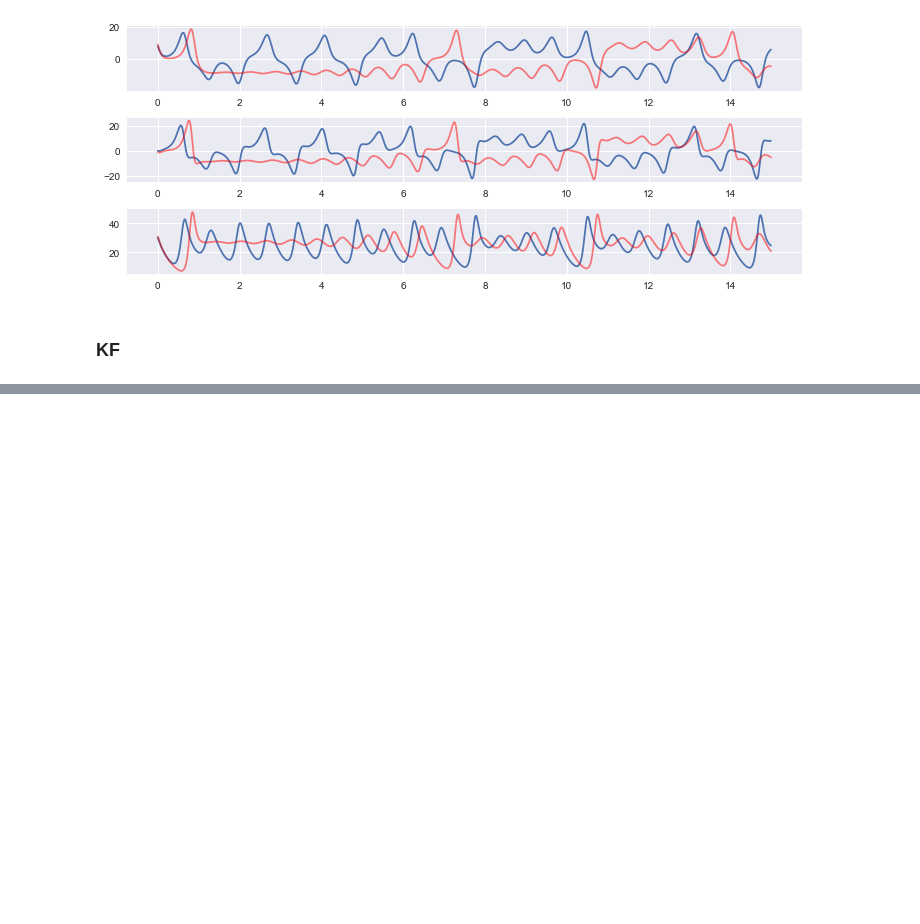
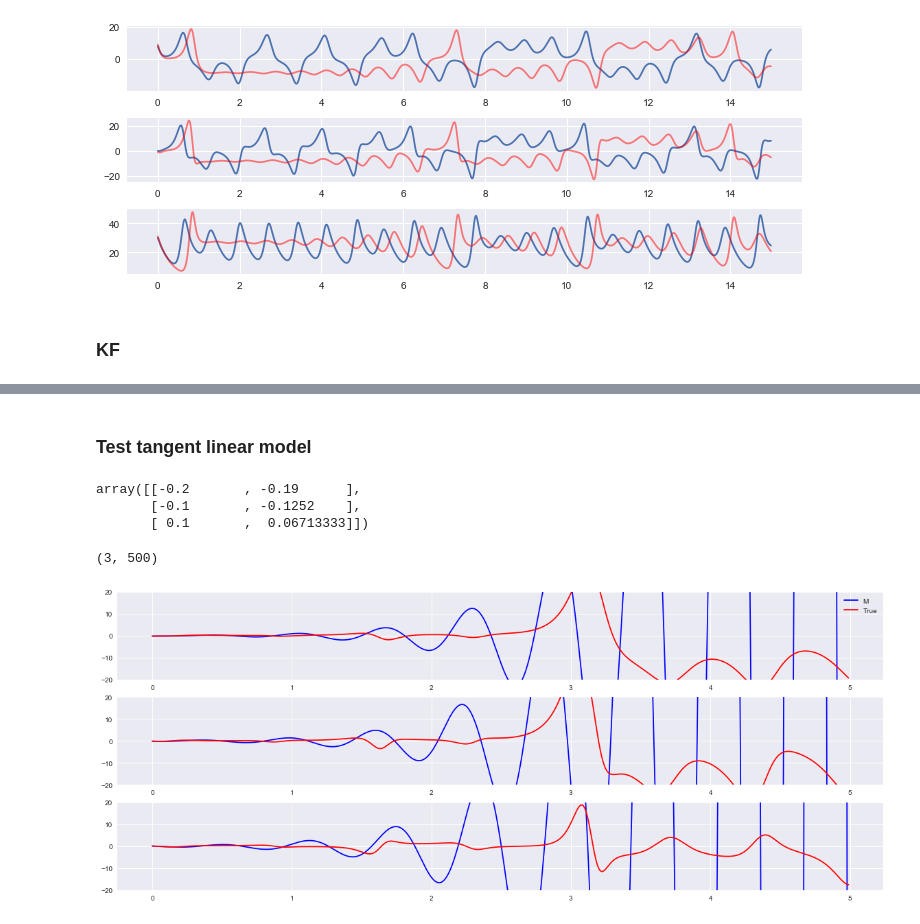
Before and after one commit to micky85lu/Data-Assimilation-Project, a Jupyter notebook: Use_FDM_and_KF_double_obs.ipynb, the cells around one changed output, grey strips where cells are left out. Drawn from its saved outputs; the diff is of its cells as text; code cells hidden in the pictures; blank space fills up the shorter version.

Commit message:
modified tangent linear model and test the linear error vs nonlinear error

```diff
--- a/Use_FDM_and_KF_double_obs.ipynb
+++ b/Use_FDM_and_KF_double_obs.ipynb
@@ -284,0 +293,34 @@ plt.title('Value: RMSE. Color: Red for Unstable and Blue for stable');
+# %% [markdown]
+### Test tangent linear model
+# %%
+y1 = np.array([10, 10, 20])
+y2 = np.array([10.2, 10.1, 19.9])
+lorenz63_fdm(y1, np.array([0, 0.01])) - lorenz63_fdm(y2, np.array([0, 0.01]))
+# %% [output]
+array([[-0.2       , -0.19      ],
+       [-0.1       , -0.1252    ],
+       [ 0.1       ,  0.06713333]])
+# %%
+tt = np.arange(0, 5, 0.01)
+
+dy = y1 - y2
+dys = np.zeros((3, 500))
+for i, t in enumerate(tt):
+    dys[:,i] = dy
+    dy = M(*y1, dt) @ dy
+# %%
+tt = np.arange(0, 5, 0.01)
+
+dys_2 = lorenz63_fdm(y1, tt) - lorenz63_fdm(y2, tt)
+dys_2.shape
+# %% [output]
+(3, 500)
+# %%
+fig, axs = plt.subplots(nrows=3, figsize=(20, 8))
+for i in range(3):
+    axs[i].plot(tt, dys[i,:], color='blue', label='M')
+    axs[i].plot(tt, dys_2[i,:], color='red', label='True')
+    axs[i].set_ylim([-20, 20])
+axs[0].legend();
+# %% [output]
+[figure, added]
```
Also changed, not shown: parts of 4 cells of this notebook.
